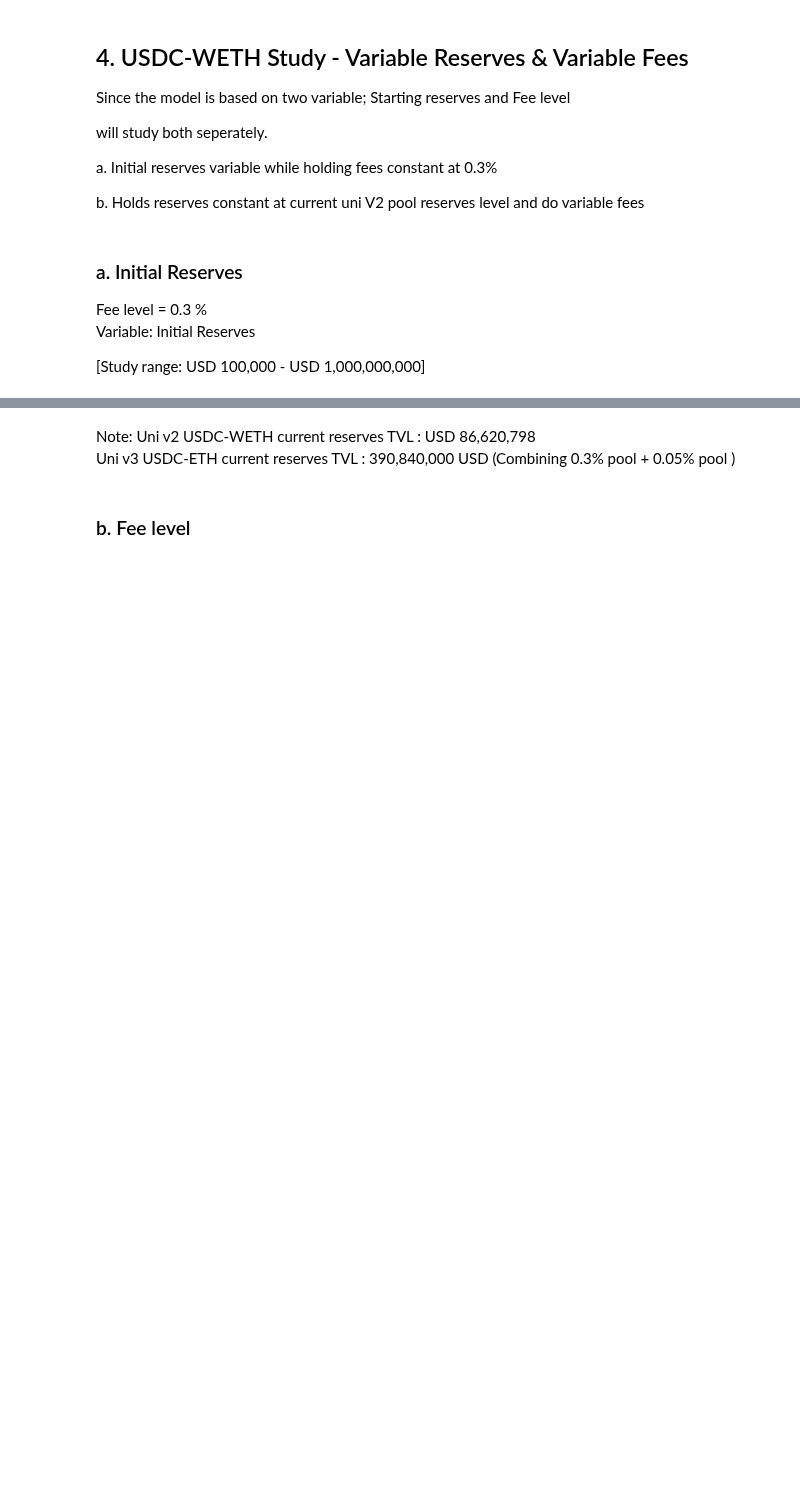
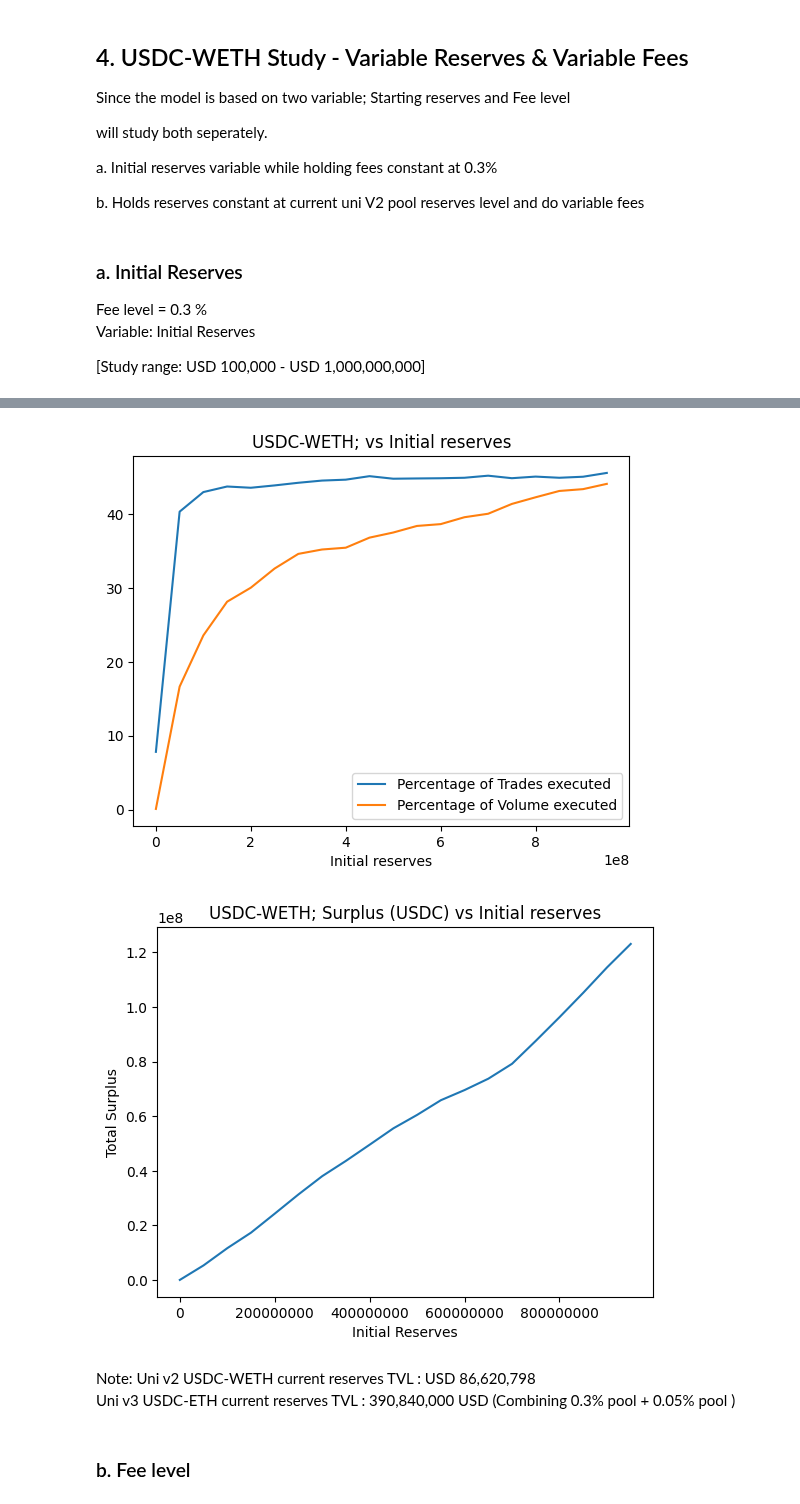
Before and after one commit to mohammed7s/Feedlot, a Jupyter notebook: forum_surplus_study/surplus_study.ipynb, the cells around one changed output, grey strips where cells are left out. Drawn from its saved outputs; the diff is of its cells as text; code cells hidden in the pictures; blank space fills up the shorter version.

Commit message:
condense diagrams + save pdfs

```diff
--- a/forum_surplus_study/surplus_study.ipynb
+++ b/forum_surplus_study/surplus_study.ipynb
@@ -925,3 +868,34 @@ plt.show()
+# %%
+import matplotlib.pyplot as plt
+import os
+
+# Create the "diagrams" folder if it doesn't exist
+if not os.path.exists("diagrams"):
+    os.makedirs("diagrams")
+
+# Generate the first plot1
+fig, ax = plt.subplots()
+ax.plot(x, y1, label='Percentage of Trades executed')
+ax.plot(x, y2, label='Percentage of Volume executed')
+ax.set_xlabel('Initial reserves')
+ax.set_title('USDC-WETH; vs Initial reserves')
+ax.legend()
+fig.savefig("diagrams/plot1_exec_vs_reserves.pdf")
+plt.show()
+
+
+# Generate the second plot2
+fig, ax = plt.subplots()
+ax.plot(x, y3)
+ax.set_xlabel('Initial Reserves')
+ax.set_ylabel('Total Surplus')
+ax.set_title('USDC-WETH; Surplus (USDC) vs Initial reserves')
+ax.ticklabel_format(style='plain', axis='x')
+fig.savefig("diagrams/plot2_surplus_vs_reserves.pdf")
+plt.show()
+# %% [output]
+[figure, added]
+[figure, added]
 # %% [markdown]
 Note:
 Uni v2 USDC-WETH current reserves TVL : USD 86,620,798
```
Also changed, not shown: parts of 56 cells of this notebook, 4 other files.
